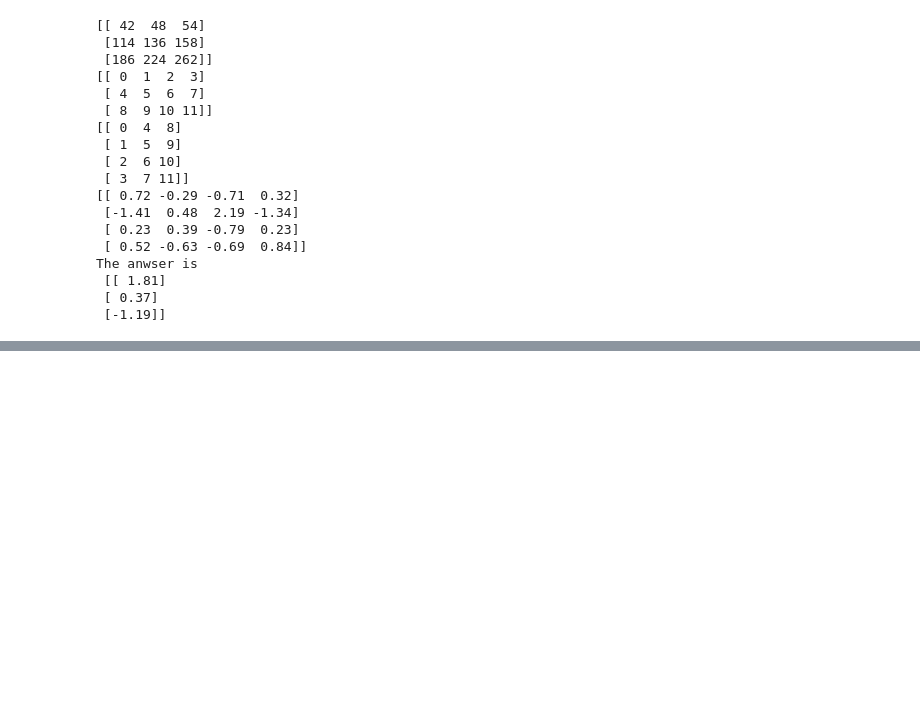
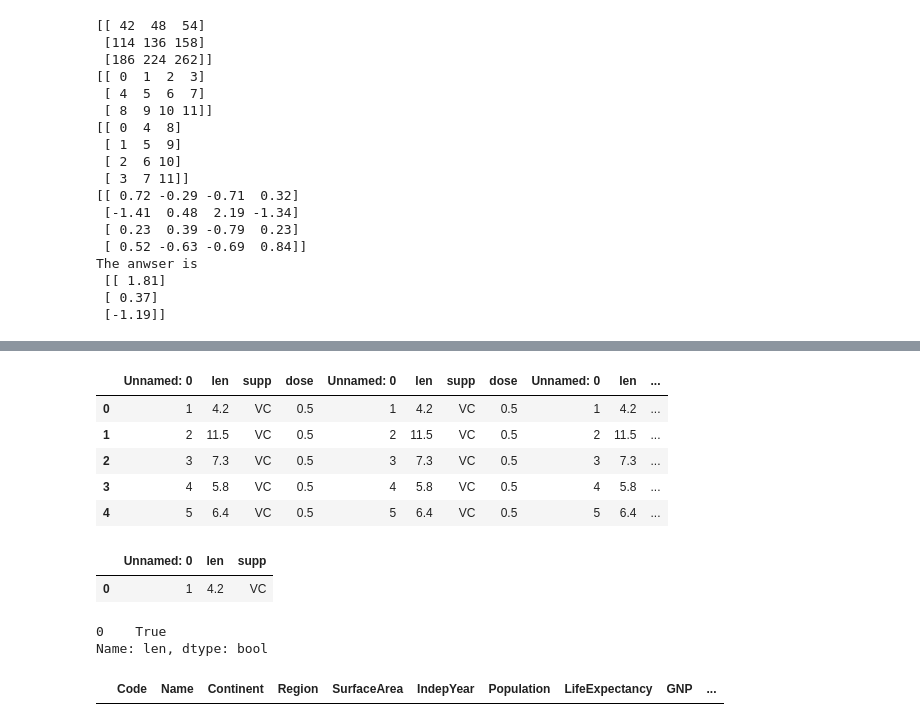
Before and after one commit to finehang/learnPython, a Jupyter notebook: NP/stats.ipynb, the cells around one changed output, grey strips where cells are left out. Cells and saved outputs as stored; diff of their text form; code cells hidden in the pictures; blank space fills up the shorter version.

```diff
--- a/NP/stats.ipynb
+++ b/NP/stats.ipynb
@@ -499,0 +588,15 @@ The anwser is
+# %%
+# tooth=["ToothGrowth" + str(i) for i in range(1,4)]
+dataexcel=pd.DataFrame()
+for i in range(0,3):
+    data=pd.read_excel(r"C:\Users\fanhang\Desktop\learn_python\ToothGrowth.xlsx", sheet_name=i)
+    dataexcel=pd.concat([dataexcel,data],axis=1)
+
+dataexcel.head()
+# %% [output]
+|  | Unnamed: 0 | len | supp | dose | Unnamed: 0 | len | supp | dose | Unnamed: 0 | len | ... |
+| 0 | 1 | 4.2 | VC | 0.5 | 1 | 4.2 | VC | 0.5 | 1 | 4.2 | ... |
+| 1 | 2 | 11.5 | VC | 0.5 | 2 | 11.5 | VC | 0.5 | 2 | 11.5 | ... |
+| 2 | 3 | 7.3 | VC | 0.5 | 3 | 7.3 | VC | 0.5 | 3 | 7.3 | ... |
+| 3 | 4 | 5.8 | VC | 0.5 | 4 | 5.8 | VC | 0.5 | 4 | 5.8 | ... |
+| 4 | 5 | 6.4 | VC | 0.5 | 5 | 6.4 | VC | 0.5 | 5 | 6.4 | ... |
@@ -499,0 +607,15 @@ The anwser is
+# %%
+# 数据筛选
+
+dataexcel["len"][0:10]
+dataexcel.loc[0:9,"len"] # 按行与列进行定位, 0:9不是所有,而是行标签
+dataexcel.loc[(dataexcel["len"]<11.5).iloc[:,0], ["supp"]] # iloc 按行列号进行索引
+dataexcel.iloc[0:1,0:3] #按行列号进行索引
+# %% [output]
+|  | Unnamed: 0 | len | supp |
+| 0 | 1 | 4.2 | VC |
+# %%
+(dataexcel["len"]<11.5).iloc[0:1,0]
+# %% [output]
+0    True
+Name: len, dtype: bool
@@ -499,0 +634,5 @@ The anwser is
+# %%
+pd.read_sql("show tables", conn)
+pd.read_sql("select * from country limit 0", conn)
+# %% [output]
+|  | Code | Name | Continent | Region | SurfaceArea | IndepYear | Population | LifeExpectancy | GNP | ... |
```
Also changed, not shown: parts of 22 cells of this notebook, 11 other files.
